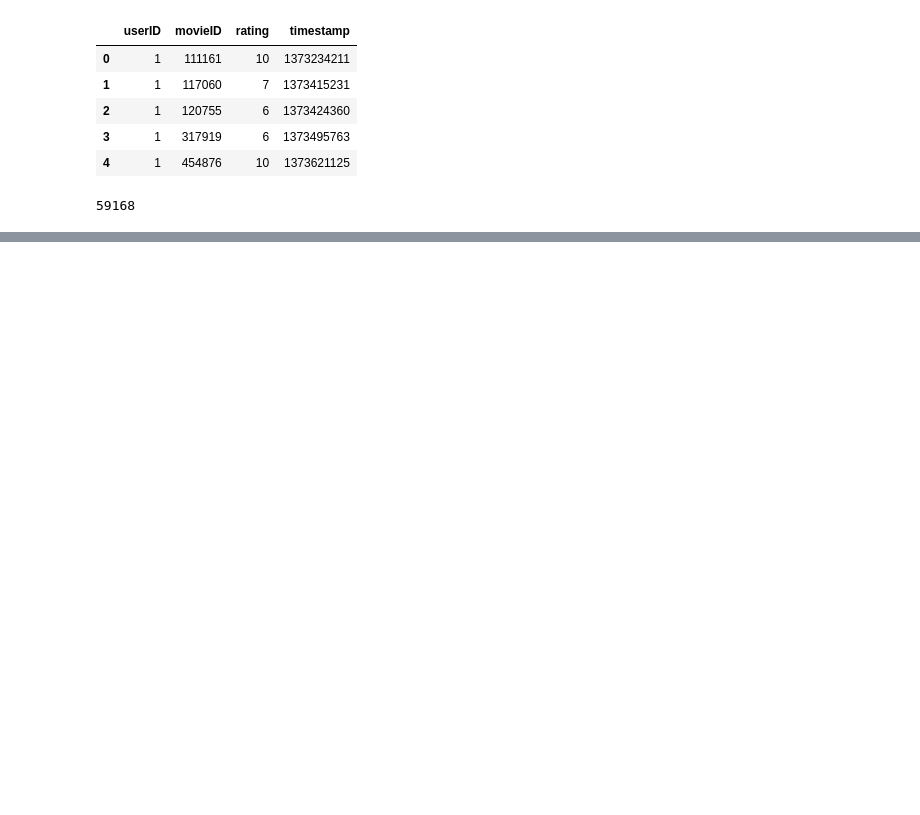
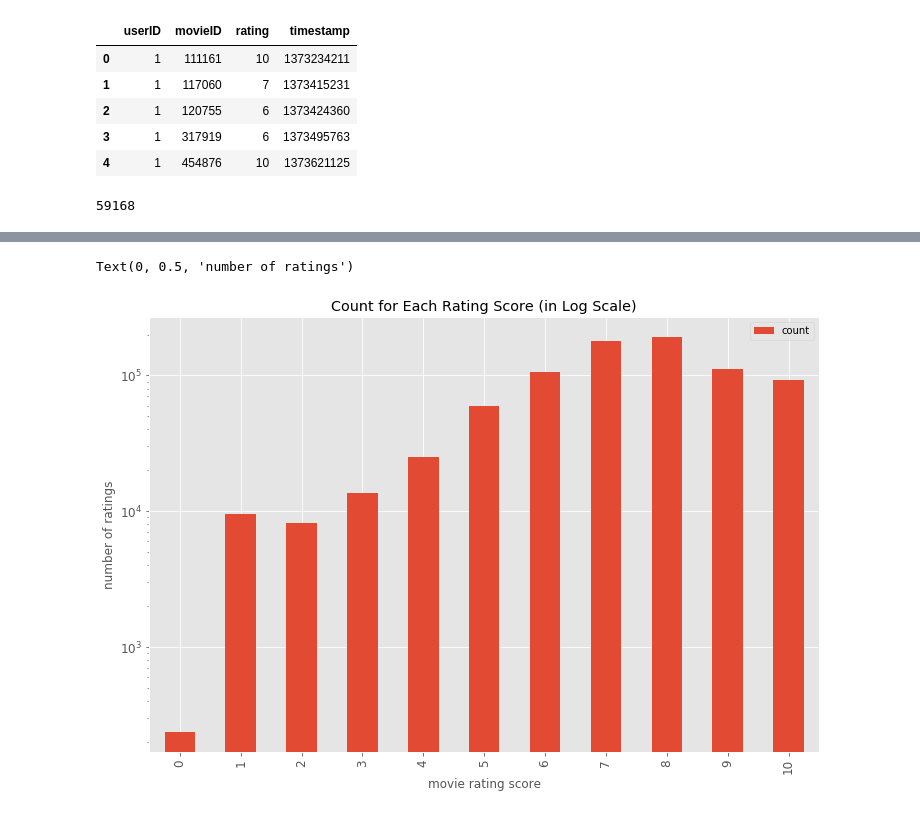
Before and after one commit to lazysimon/NYCDSA_CapstoneProject, a Jupyter notebook: movies_knn.ipynb, the cells around one changed output, grey strips where cells are left out. Cells and saved outputs as stored; diff of their text form; code cells hidden in the pictures; blank space fills up the shorter version.

```diff
--- a/movies_knn.ipynb
+++ b/movies_knn.ipynb
@@ -76,0 +71,5 @@ rating_tmp.hist()
+# %%
+
+# get count
+df_ratings_cnt_tmp = pd.DataFrame(df_ratings.groupby('rating').size(), columns=['count'])
+df_ratings_cnt_tmp
@@ -76,0 +90,4 @@ rating_tmp.hist()
+# %%
+num_users = len(df_ratings.userID.unique())
+num_items = len(df_ratings.movieID.unique())
+print('There are {} unique users and {} unique movies in this data set'.format(num_users, num_items))
@@ -76,0 +96,10 @@ rating_tmp.hist()
+# %%
+# there are a lot more counts in rating of zero
+total_cnt = num_users * num_items
+rating_zero_cnt = total_cnt - df_ratings.shape[0]
+# append counts of zero rating to df_ratings_cnt
+df_ratings_cnt = df_ratings_cnt_tmp.append(
+    pd.DataFrame({'count': rating_zero_cnt}, index=[0.0]),
+    verify_integrity=True,
+).sort_index()
+df_ratings_cnt
@@ -76,0 +108,5 @@ rating_tmp.hist()
+# %%
+# add log count
+df_ratings_cnt = df_ratings_cnt_tmp.copy()
+df_ratings_cnt['log_count'] = np.log(df_ratings_cnt['count'])
+df_ratings_cnt
@@ -76,0 +127,15 @@ rating_tmp.hist()
+# %%
+ax = df_ratings_cnt[['count']].reset_index().rename(columns={'rating': 'rating score'}).plot(
+    x='rating score',
+    y='count',
+    kind='bar',
+    figsize=(12, 8),
+    title='Count for Each Rating Score (in Log Scale)',
+    logy=True,
+    fontsize=12,
+)
+ax.set_xlabel("movie rating score")
+ax.set_ylabel("number of ratings")
+# %% [output]
+Text(0, 0.5, 'number of ratings')
+[figure, added]
```
Also changed, not shown: parts of 26 cells of this notebook.
